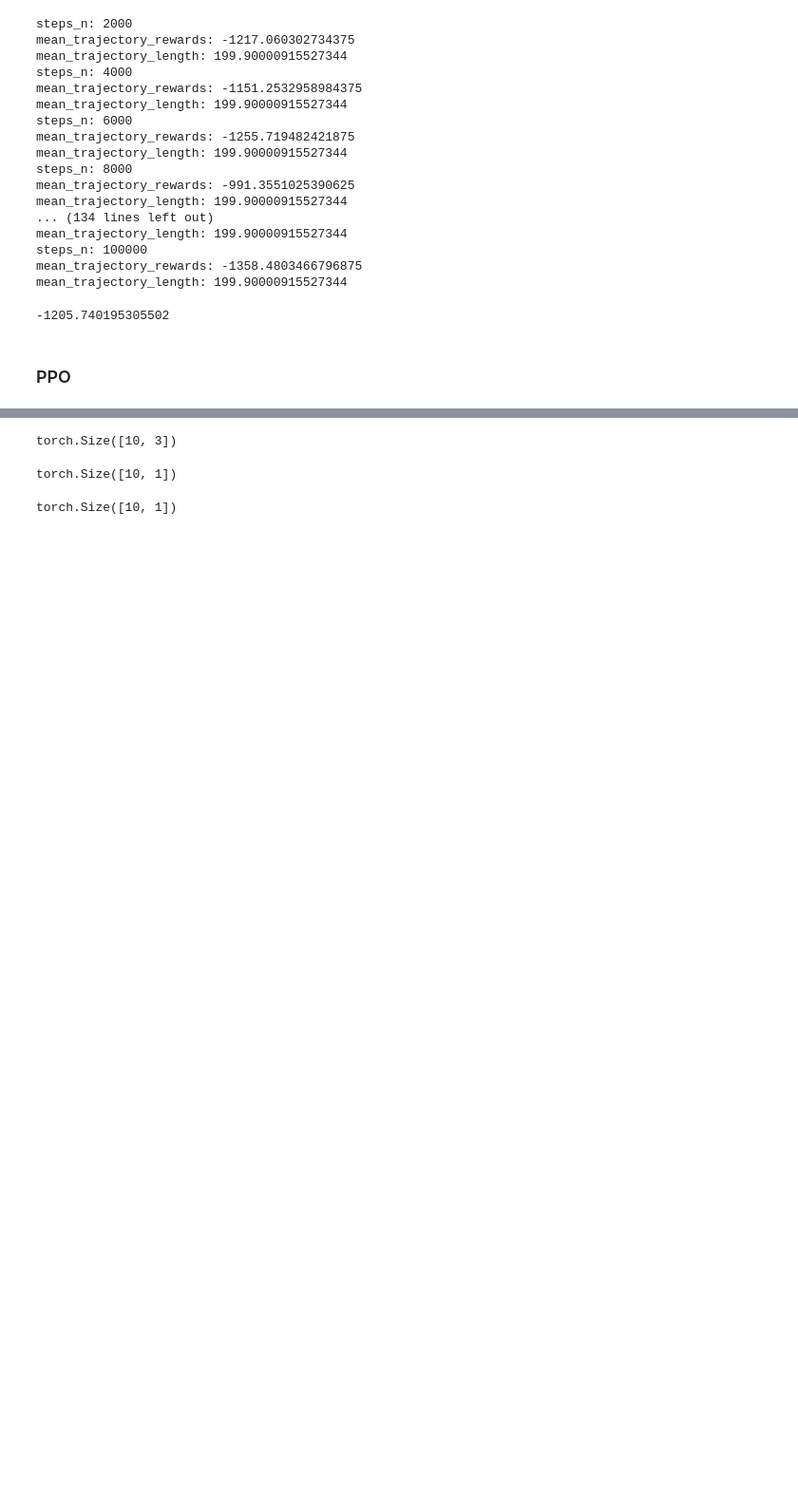
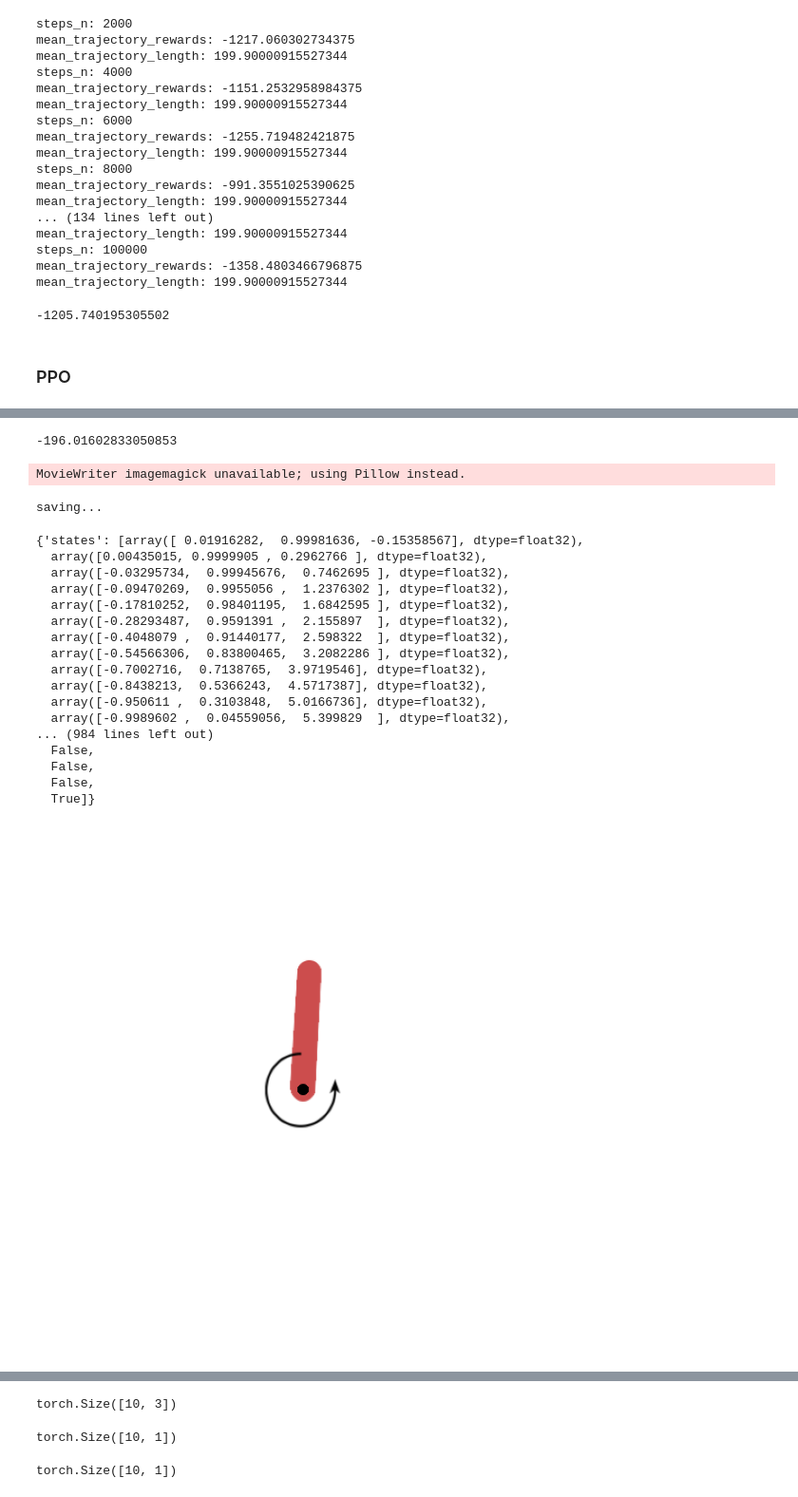
Before and after one commit to iameteron/rlib, a Jupyter notebook: examples/on-policy_pg_family.ipynb, the cells around one changed output, grey strips where cells are left out. Shown at 95% size. Drawn from its saved outputs; the diff is of its cells as text; code cells hidden in the pictures; blank space fills up the shorter version.

```diff
--- a/examples/on-policy_pg_family.ipynb
+++ b/examples/on-policy_pg_family.ipynb
@@ -138,3 +150,30 @@ ppo(env, actor, critic, actor_optimizer, critic_optimizer)
+# %%
+validation(env, actor, deterministic=True)
+# %% [output]
+-196.01602833050853
+# %%
+get_trajectory(env, actor, True, True)
+# %% [output]
+MovieWriter imagemagick unavailable; using Pillow instead.
+saving...
+{'states': [array([ 0.01916282,  0.99981636, -0.15358567], dtype=float32),
+  array([0.00435015, 0.9999905 , 0.2962766 ], dtype=float32),
+  array([-0.03295734,  0.99945676,  0.7462695 ], dtype=float32),
+  array([-0.09470269,  0.9955056 ,  1.2376302 ], dtype=float32),
+  array([-0.17810252,  0.98401195,  1.6842595 ], dtype=float32),
+  array([-0.28293487,  0.9591391 ,  2.155897  ], dtype=float32),
+  array([-0.4048079 ,  0.91440177,  2.598322  ], dtype=float32),
+  array([-0.54566306,  0.83800465,  3.2082286 ], dtype=float32),
+  array([-0.7002716,  0.7138765,  3.9719546], dtype=float32),
+  array([-0.8438213,  0.5366243,  4.5717387], dtype=float32),
+  array([-0.950611 ,  0.3103848,  5.0166736], dtype=float32),
+  array([-0.9989602 ,  0.04559056,  5.399829  ], dtype=float32),
+... (984 lines left out)
+  False,
+  False,
+  False,
+  True]}
+[figure, added]
 # %%
 obs, _ = env.reset()
 # %%
```
Also changed, not shown: parts of 11 cells of this notebook.
